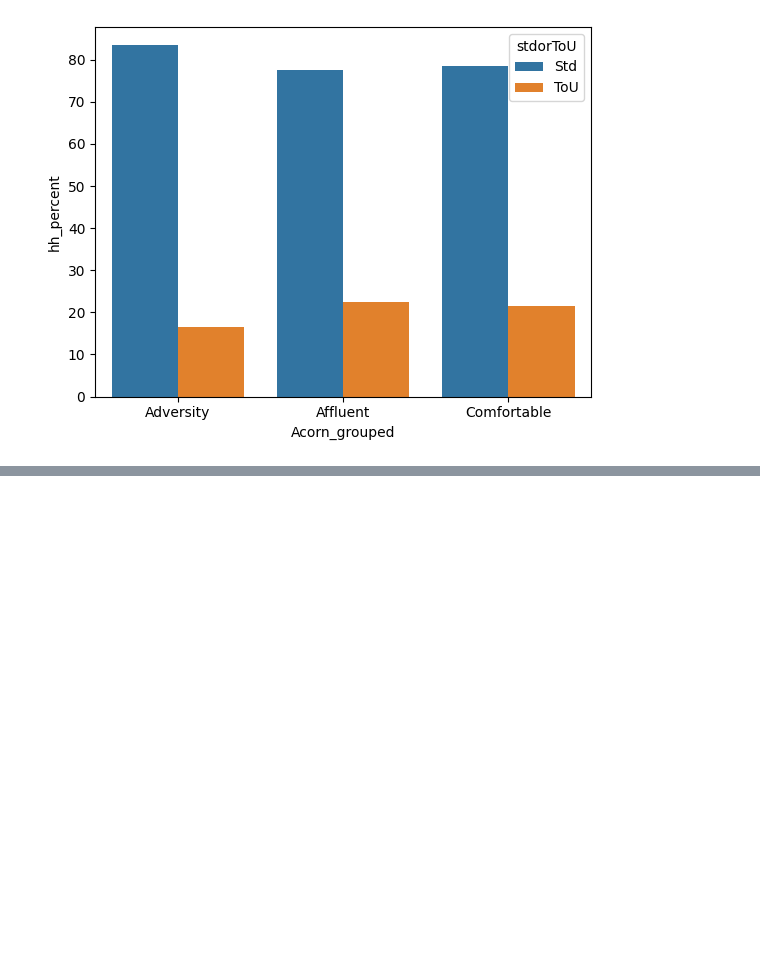
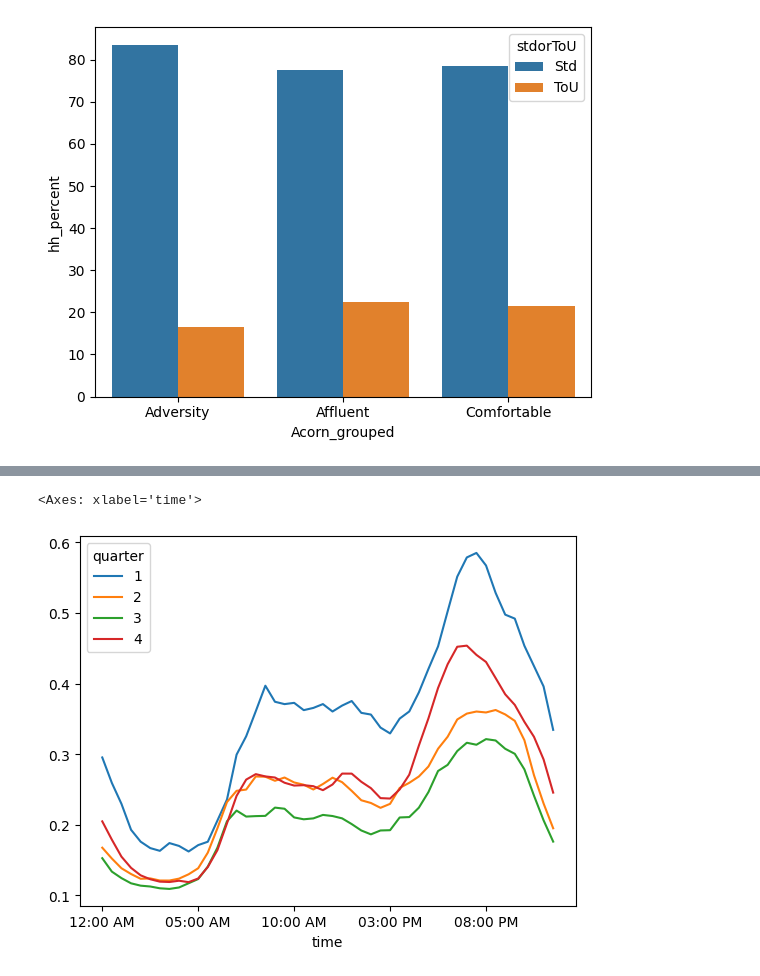
Before and after one commit to nitishsingh158/energy_consumption_data, a Jupyter notebook: energy_stats.ipynb, the cells around one changed output, grey strips where cells are left out. Saved outputs shown, nothing was run; the diff lists cells and outputs as text; code cells hidden in the pictures; blank space fills up the shorter version.

```diff
--- a/energy_stats.ipynb
+++ b/energy_stats.ipynb
@@ -90,0 +167,8 @@ merged_df
+# %%
+# Quarter energy usage by half hour readings
+
+quarter_groupby = merged_df.pivot_table(index=["time"], columns="quarter", values="kWh", aggfunc=np.median, sort=False)
+quarter_groupby.plot()
+# %% [output]
+<Axes: xlabel='time'>
+[figure, added]
```
Also changed, not shown: parts of 22 cells of this notebook.
